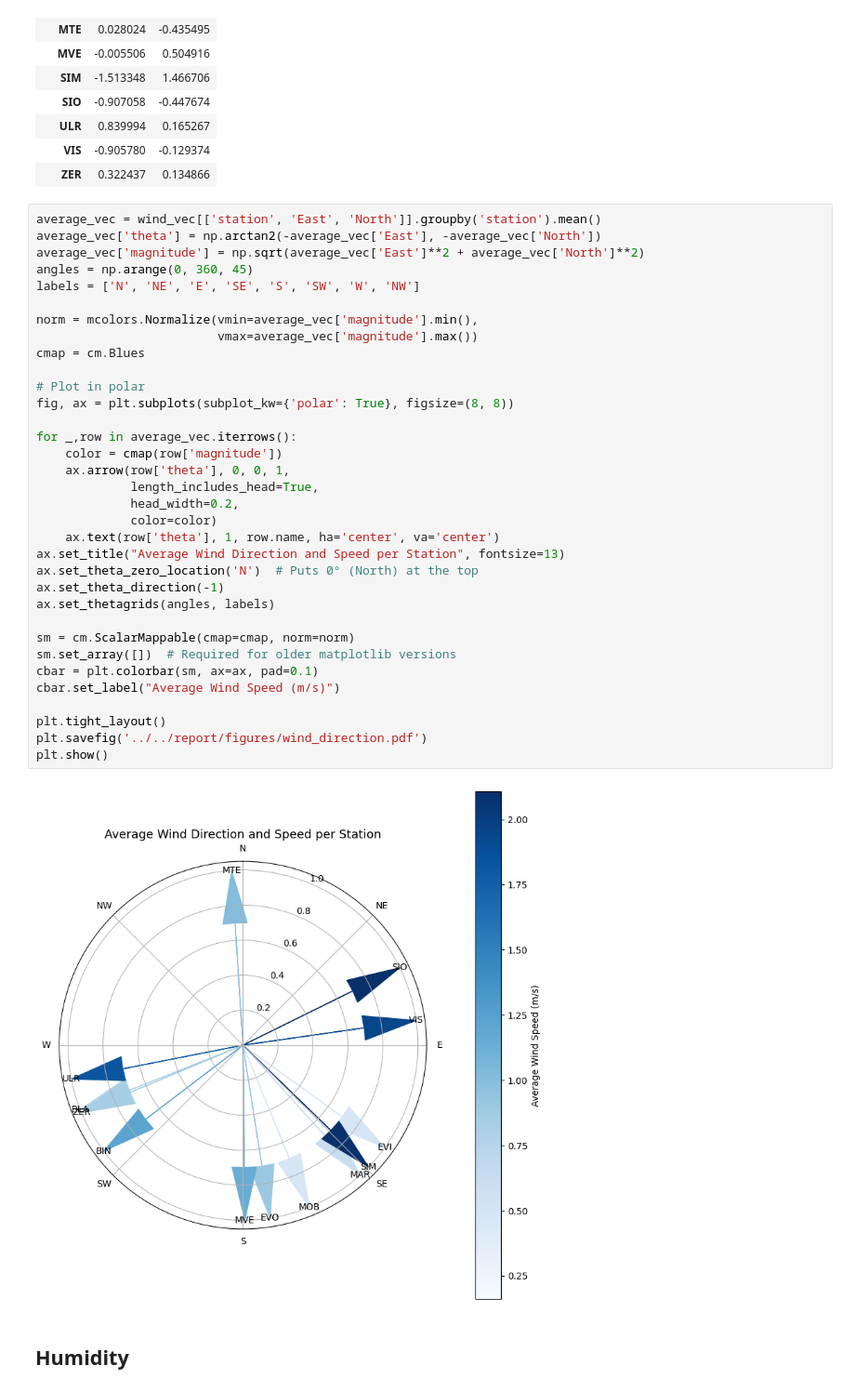
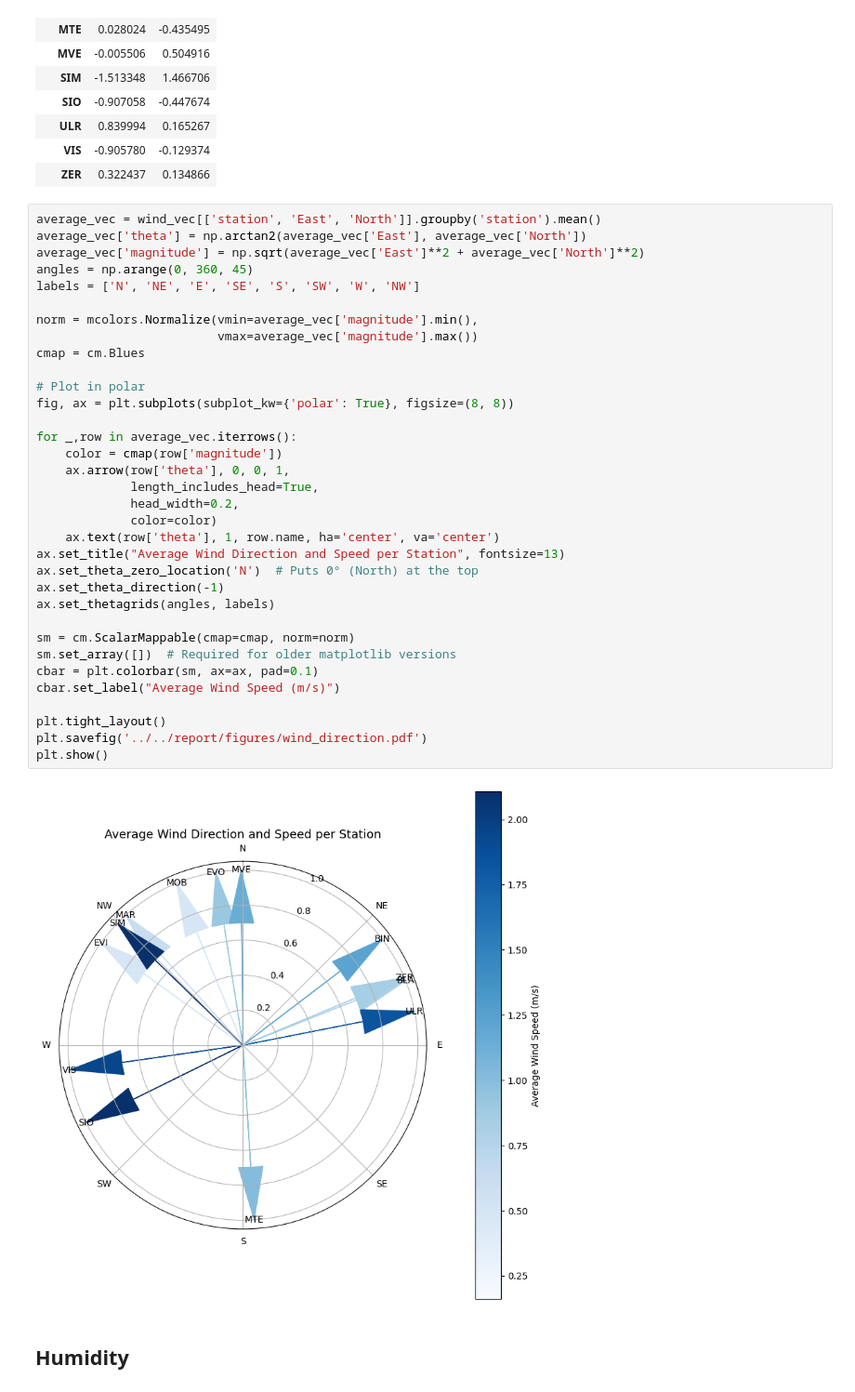
Before and after one commit to Elwin-Freudiger/MeteoThesis, a Jupyter notebook: src/visualization/graphs.ipynb, the cells around one changed output. Shown: that part at 93% size. Saved outputs shown, nothing was run; the diff lists cells and outputs as text.

```diff
--- a/src/visualization/graphs.ipynb
+++ b/src/visualization/graphs.ipynb
@@ -456,40 +456,40 @@ wind_vec[['station', 'East', 'North']].groupby('station').mean()
 | ZER | 0.322437 | 0.134866 |
 # %%
 average_vec = wind_vec[['station', 'East', 'North']].groupby('station').mean()
-average_vec['theta'] = np.arctan2(-average_vec['East'], -average_vec['North'])
+average_vec['theta'] = np.arctan2(average_vec['East'], average_vec['North'])
 average_vec['magnitude'] = np.sqrt(average_vec['East']**2 + average_vec['North']**2)
 angles = np.arange(0, 360, 45)
 labels = ['N', 'NE', 'E', 'SE', 'S', 'SW', 'W', 'NW']
 
 norm = mcolors.Normalize(vmin=average_vec['magnitude'].min(),
                          vmax=average_vec['magnitude'].max())
 cmap = cm.Blues
 
 # Plot in polar
 fig, ax = plt.subplots(subplot_kw={'polar': True}, figsize=(8, 8))
 
 for _,row in average_vec.iterrows():
     color = cmap(row['magnitude'])
     ax.arrow(row['theta'], 0, 0, 1,
              length_includes_head=True,
              head_width=0.2,
              color=color)
     ax.text(row['theta'], 1, row.name, ha='center', va='center')
 ax.set_title("Average Wind Direction and Speed per Station", fontsize=13)
 ax.set_theta_zero_location('N')  # Puts 0° (North) at the top
 ax.set_theta_direction(-1)
 ax.set_thetagrids(angles, labels)
 
 sm = cm.ScalarMappable(cmap=cmap, norm=norm)
 sm.set_array([])  # Required for older matplotlib versions
 cbar = plt.colorbar(sm, ax=ax, pad=0.1)
 cbar.set_label("Average Wind Speed (m/s)")
 
 plt.tight_layout()
 plt.savefig('../../report/figures/wind_direction.pdf')
 plt.show()
 # %% [output]
-[figure, old version]
+[figure, new version]
 # %% [markdown]
 ## Humidity
 # %%
```
Also changed, not shown: 5 other files.
